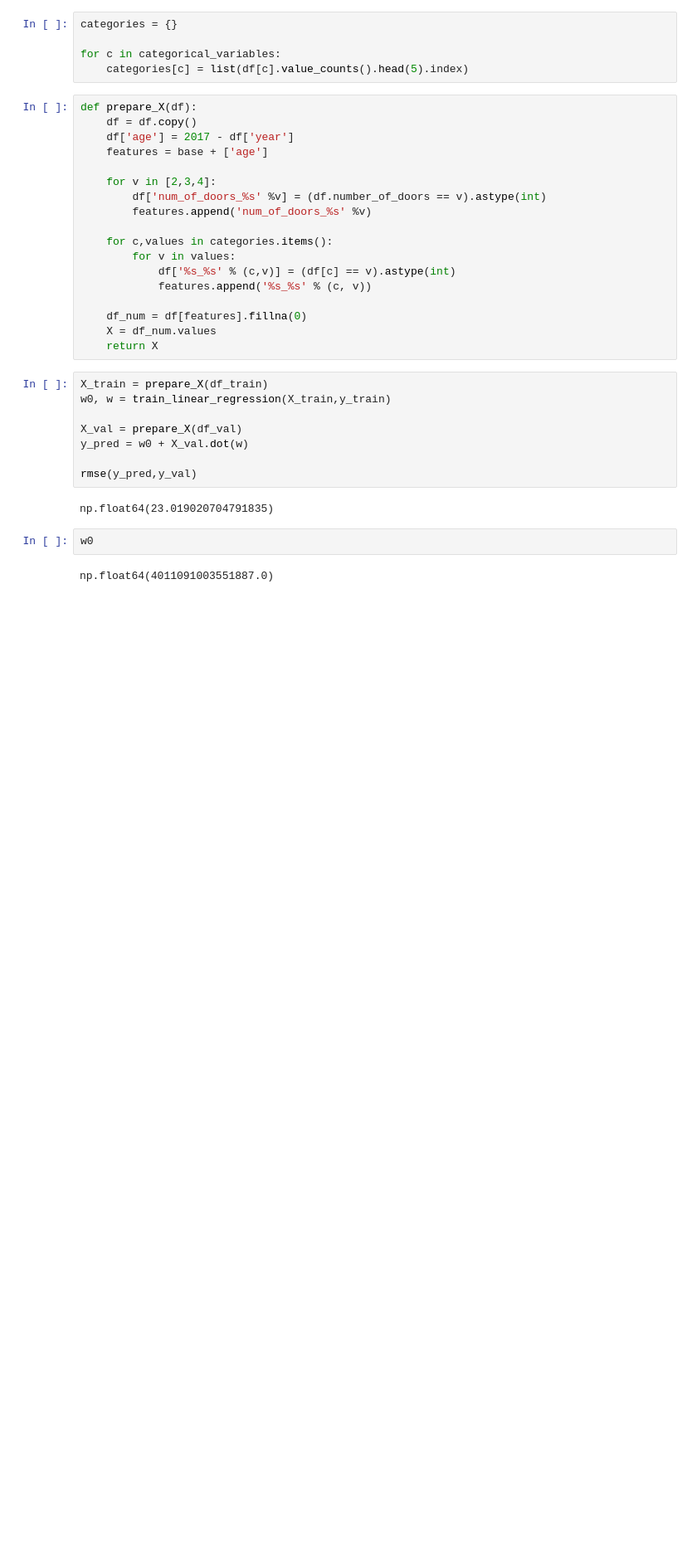
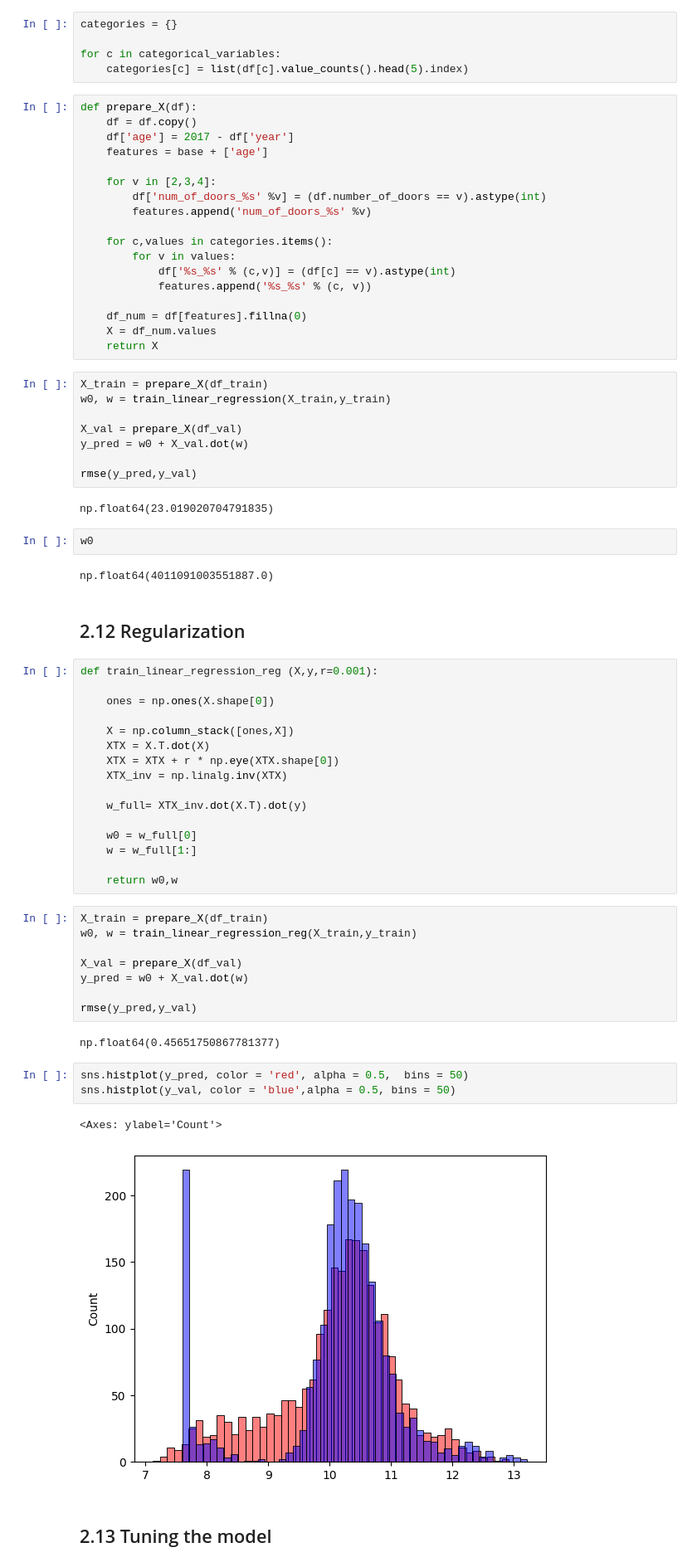
Before and after one commit to cyriljason7/machine-learning-zoomcamp-homework, a Jupyter notebook: 02-regression/02-car_price.ipynb, the cells around one changed output. Shown: that part at 83% size. Saved outputs shown, nothing was run; the diff lists cells and outputs as text; blank space fills up the shorter version.

Commit message:
add regularization, tuning and using the car price model

```diff
--- a/02-regression/02-car_price.ipynb
+++ b/02-regression/02-car_price.ipynb
@@ -472,3 +475,39 @@ np.float64(23.019020704791835)
 w0
 # %% [output]
 np.float64(4011091003551887.0)
+# %% [markdown]
+## 2.12 Regularization
+# %%
+def train_linear_regression_reg (X,y,r=0.001):
+
+    ones = np.ones(X.shape[0])
+
+    X = np.column_stack([ones,X])
+    XTX = X.T.dot(X)
+    XTX = XTX + r * np.eye(XTX.shape[0])
+    XTX_inv = np.linalg.inv(XTX)
+
+    w_full= XTX_inv.dot(X.T).dot(y)
+
+    w0 = w_full[0]
+    w = w_full[1:]
+
+    return w0,w
+# %%
+X_train = prepare_X(df_train)
+w0, w = train_linear_regression_reg(X_train,y_train)
+
+X_val = prepare_X(df_val)
+y_pred = w0 + X_val.dot(w)
+
+rmse(y_pred,y_val)
+# %% [output]
+np.float64(0.45651750867781377)
+# %%
+sns.histplot(y_pred, color = 'red', alpha = 0.5,  bins = 50)
+sns.histplot(y_val, color = 'blue',alpha = 0.5, bins = 50)
+# %% [output]
+<Axes: ylabel='Count'>
+[figure, added]
+# %% [markdown]
+## 2.13 Tuning the model
```
Also changed, not shown: parts of 16 cells of this notebook.
